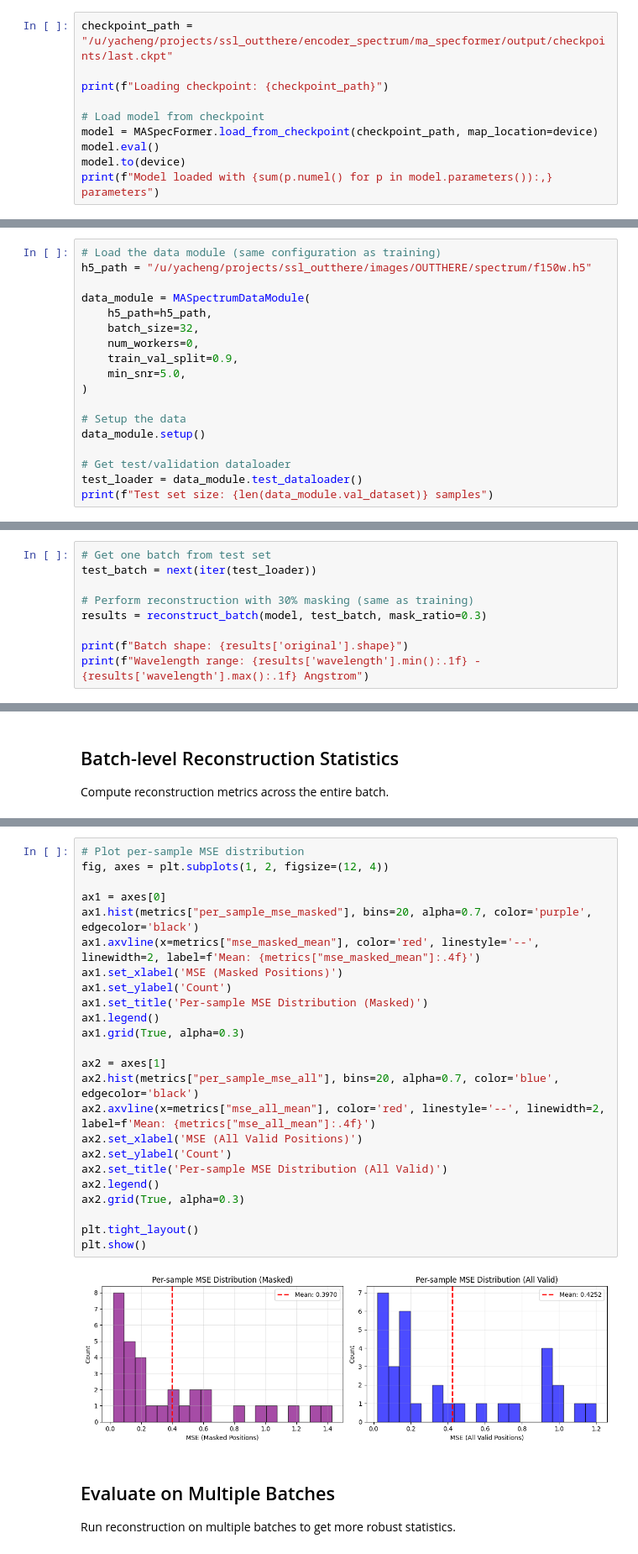
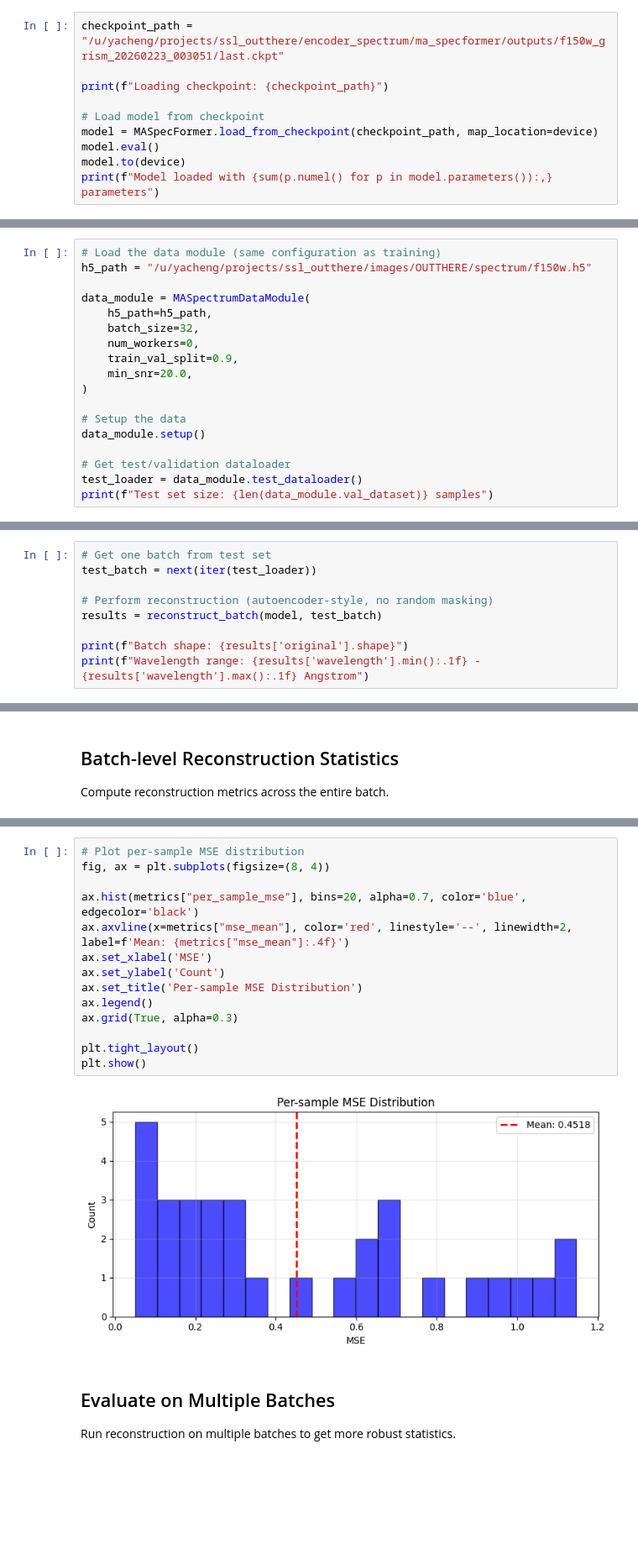
Before and after one commit to 2003cy/ssl_outthere, a Jupyter notebook: encoder_spectrum/ma_specformer/benchmark/recon.ipynb, the cells around one changed output, grey strips where cells are left out. Shown at 84% size. Saved outputs shown, nothing was run; the diff lists cells and outputs as text; blank space fills up the shorter version.

Commit message:
update image; spec encoder

```diff
--- a/encoder_spectrum/ma_specformer/benchmark/recon.ipynb
+++ b/encoder_spectrum/ma_specformer/benchmark/recon.ipynb
@@ -23,7 +22,7 @@ Using device: cuda
 # %% [markdown]
 ## Load Checkpoint and Data
 # %%
-checkpoint_path = "/u/yacheng/projects/ssl_outthere/encoder_spectrum/ma_specformer/output/checkpoints/last.ckpt"
+checkpoint_path = "/u/yacheng/projects/ssl_outthere/encoder_spectrum/ma_specformer/outputs/f150w_grism_20260223_003051/last.ckpt"
 
 print(f"Loading checkpoint: {checkpoint_path}")
 
@@ -44,7 +43,7 @@ data_module = MASpectrumDataModule(
     batch_size=32,
     num_workers=0,
     train_val_split=0.9,
-    min_snr=5.0,
+    min_snr=20.0,
 )
 
 # Setup the data
@@ -148,8 +120,8 @@ Get a batch from the test set and visualize several reconstruction examples.
 # Get one batch from test set
 test_batch = next(iter(test_loader))
 
-# Perform reconstruction with 30% masking (same as training)
-results = reconstruct_batch(model, test_batch, mask_ratio=0.3)
+# Perform reconstruction (autoencoder-style, no random masking)
+results = reconstruct_batch(model, test_batch)
 
 print(f"Batch shape: {results['original'].shape}")
 print(f"Wavelength range: {results['wavelength'].min():.1f} - {results['wavelength'].max():.1f} Angstrom")
@@ -400,29 +312,19 @@ All Valid Positions:
 # %%
 # Plot per-sample MSE distribution
-fig, axes = plt.subplots(1, 2, figsize=(12, 4))
+fig, ax = plt.subplots(figsize=(8, 4))
 
-ax1 = axes[0]
-ax1.hist(metrics["per_sample_mse_masked"], bins=20, alpha=0.7, color='purple', edgecolor='black')
-ax1.axvline(x=metrics["mse_masked_mean"], color='red', linestyle='--', linewidth=2, label=f'Mean: {metrics["mse_masked_mean"]:.4f}')
-ax1.set_xlabel('MSE (Masked Positions)')
-ax1.set_ylabel('Count')
-ax1.set_title('Per-sample MSE Distribution (Masked)')
-ax1.legend()
-ax1.grid(True, alpha=0.3)
-
-ax2 = axes[1]
-ax2.hist(metrics["per_sample_mse_all"], bins=20, alpha=0.7, color='blue', edgecolor='black')
-ax2.axvline(x=metrics["mse_all_mean"], color='red', linestyle='--', linewidth=2, label=f'Mean: {metrics["mse_all_mean"]:.4f}')
-ax2.set_xlabel('MSE (All Valid Positions)')
-ax2.set_ylabel('Count')
-ax2.set_title('Per-sample MSE Distribution (All Valid)')
-ax2.legend()
-ax2.grid(True, alpha=0.3)
+ax.hist(metrics["per_sample_mse"], bins=20, alpha=0.7, color='blue', edgecolor='black')
+ax.axvline(x=metrics["mse_mean"], color='red', linestyle='--', linewidth=2, label=f'Mean: {metrics["mse_mean"]:.4f}')
+ax.set_xlabel('MSE')
+ax.set_ylabel('Count')
+ax.set_title('Per-sample MSE Distribution')
+ax.legend()
+ax.grid(True, alpha=0.3)
 
 plt.tight_layout()
 plt.show()
 # %% [output]
-[figure, old version]
+[figure, new version]
 # %% [markdown]
 ## Evaluate on Multiple Batches
 
```
Also changed, not shown: parts of 13 cells of this notebook, 16 other files.
